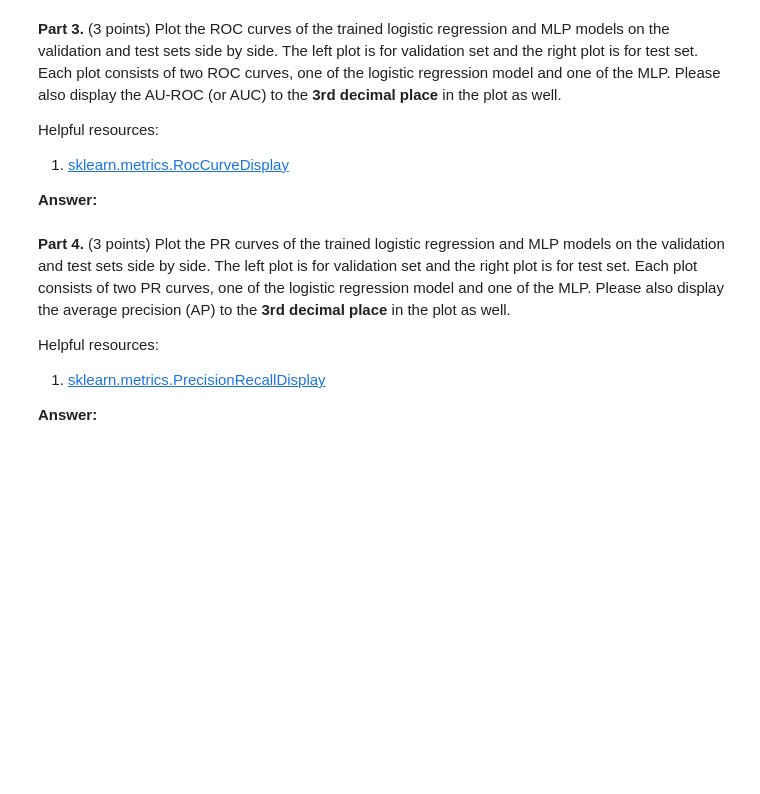
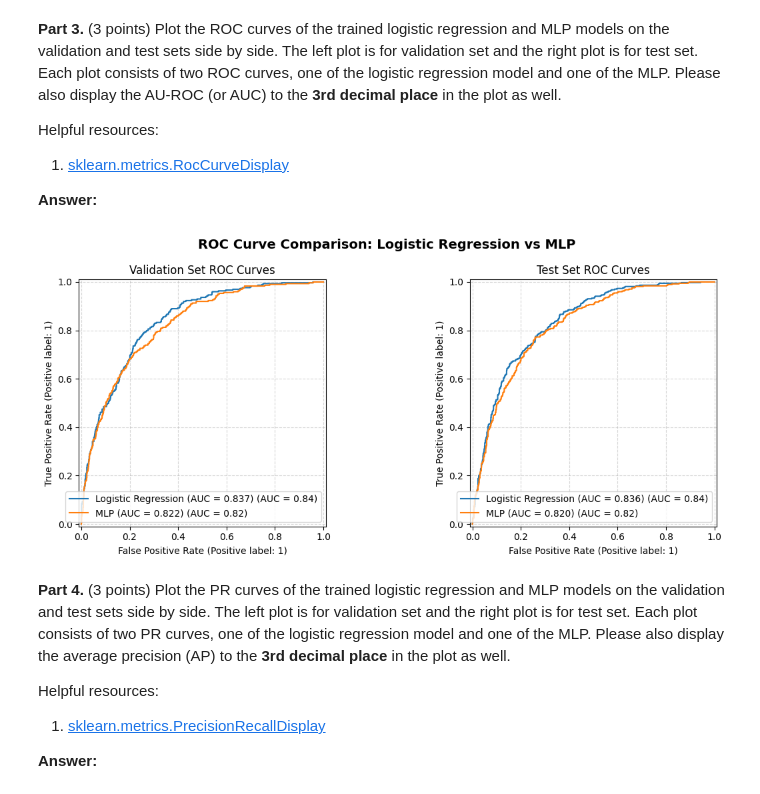
Before and after one commit to AHMerrill/ml-4, a Jupyter notebook: Zan_Merrill_ahm2452_HW4.ipynb, the cells around one changed output. Cells and saved outputs as stored; diff of their text form; code cells hidden in the pictures; blank space fills up the shorter version.

```diff
--- a/Zan_Merrill_ahm2452_HW4.ipynb
+++ b/Zan_Merrill_ahm2452_HW4.ipynb
@@ -818,3 +971,50 @@ plt.show()
+# %%
+# Plot ROC curves
+fig, (ax1, ax2) = plt.subplots(1, 2, figsize=(12, 5))
+
+### START CODE ###
+
+# --- Validation ROC ---
+RocCurveDisplay.from_predictions(
+    y_val,
+    val_y_pred_score_lr,
+    name=f"Logistic Regression (AUC = {val_auroc_lr:.3f})",
+    ax=ax1
+)
+RocCurveDisplay.from_predictions(
+    y_val,
+    val_y_pred_score_mlp,
+    name=f"MLP (AUC = {val_auroc_mlp:.3f})",
+    ax=ax1
+)
+ax1.set_title("Validation Set ROC Curves")
+ax1.legend(loc="lower right")
+ax1.grid(True, linestyle="--", alpha=0.5)
+
+# --- Test ROC ---
+RocCurveDisplay.from_predictions(
+    y_test,
+    test_y_pred_score_lr,
+    name=f"Logistic Regression (AUC = {test_auroc_lr:.3f})",
+    ax=ax2
+)
+RocCurveDisplay.from_predictions(
+    y_test,
+    test_y_pred_score_mlp,
+    name=f"MLP (AUC = {test_auroc_mlp:.3f})",
+    ax=ax2
+)
+ax2.set_title("Test Set ROC Curves")
+ax2.legend(loc="lower right")
+ax2.grid(True, linestyle="--", alpha=0.5)
+
+### END CODE ###
+
+plt.suptitle("ROC Curve Comparison: Logistic Regression vs MLP", fontsize=14, fontweight="bold")
+plt.tight_layout()
+plt.show()
+# %% [output]
+[figure, added]
 # %% [markdown]
 **Part 4.** (3 points) Plot the PR curves of the trained logistic regression and MLP models on the validation and test sets side by side. The left plot is for validation set and the right plot is for test set. Each plot consists of two PR curves, one of the logistic regression model and one of the MLP. Please also display the average precision (AP) to the **3rd decimal place** in the plot as well.
 
```
Also changed, not shown: parts of 10 cells of this notebook.
